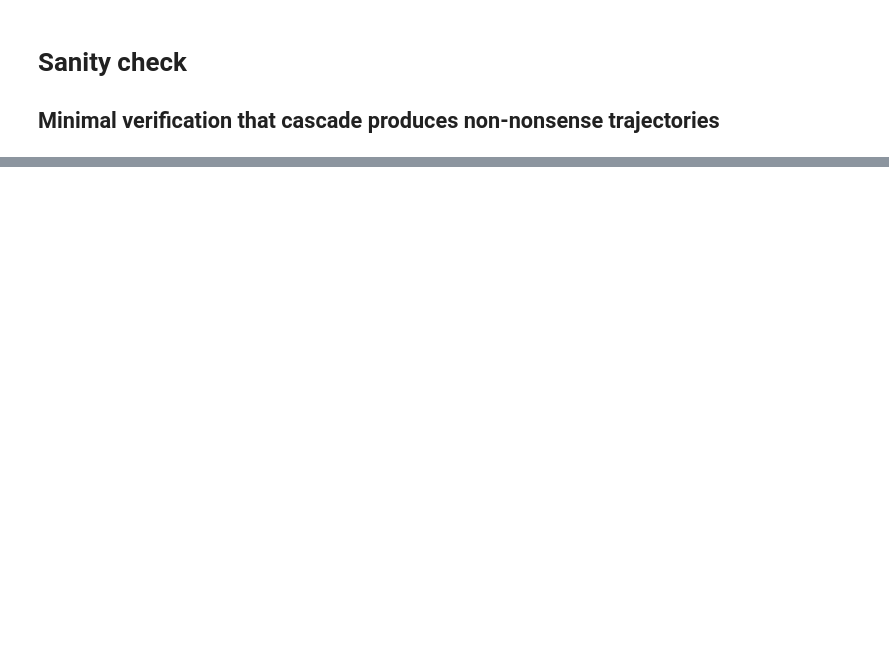
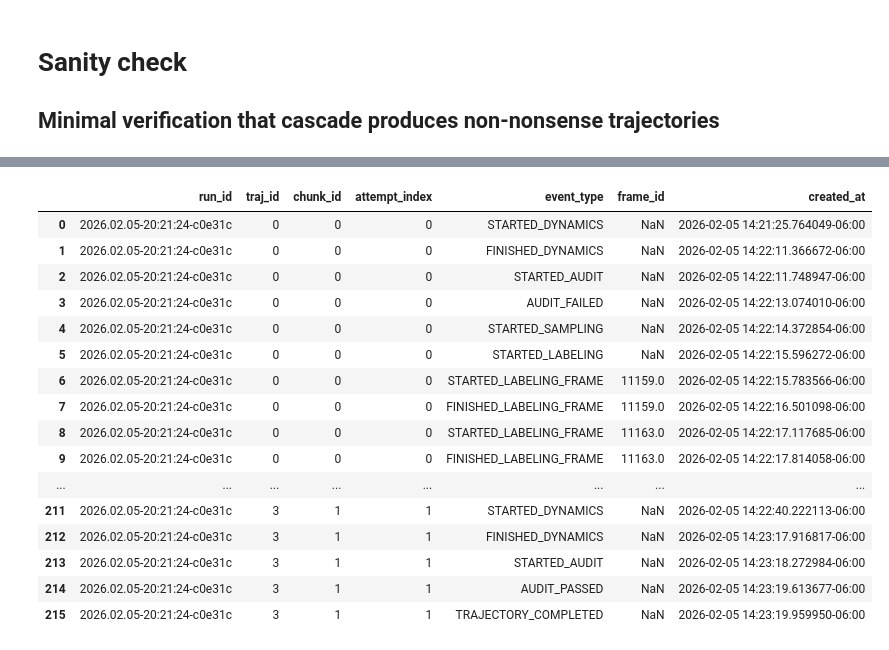
Before and after one commit to globus-labs/cascade, a Jupyter notebook: 3_cascade/1_sanity_check_run.ipynb, the cells around one changed output, grey strips where cells are left out. Cells and saved outputs as stored; diff of their text form; code cells hidden in the pictures; blank space fills up the shorter version.

```diff
--- a/3_cascade/1_sanity_check_run.ipynb
+++ b/3_cascade/1_sanity_check_run.ipynb
@@ -140,0 +173,28 @@ Text(0, 0.5, '$\\mathbf{mean} [|\\mathbf{r}_0 - \\mathbf{r}_t|]$')
+# %%
+events = db.list_chunk_events(last_run_id)
+events = pd.DataFrame.from_records(events)
+# %%
+pd.set_option('display.max_rows', 500)
+# %%
+events.sort_values([
+    'traj_id',
+    'chunk_id',
+    'created_at'])
+# %% [output]
+|  | run_id | traj_id | chunk_id | attempt_index | event_type | frame_id | created_at |
+| 0 | 2026.02.05-20:21:24-c0e31c | 0 | 0 | 0 | STARTED_DYNAMICS | NaN | 2026-02-05 14:21:25.764049-06:00 |
+| 1 | 2026.02.05-20:21:24-c0e31c | 0 | 0 | 0 | FINISHED_DYNAMICS | NaN | 2026-02-05 14:22:11.366672-06:00 |
+| 2 | 2026.02.05-20:21:24-c0e31c | 0 | 0 | 0 | STARTED_AUDIT | NaN | 2026-02-05 14:22:11.748947-06:00 |
+| 3 | 2026.02.05-20:21:24-c0e31c | 0 | 0 | 0 | AUDIT_FAILED | NaN | 2026-02-05 14:22:13.074010-06:00 |
+| 4 | 2026.02.05-20:21:24-c0e31c | 0 | 0 | 0 | STARTED_SAMPLING | NaN | 2026-02-05 14:22:14.372854-06:00 |
+| 5 | 2026.02.05-20:21:24-c0e31c | 0 | 0 | 0 | STARTED_LABELING | NaN | 2026-02-05 14:22:15.596272-06:00 |
+| 6 | 2026.02.05-20:21:24-c0e31c | 0 | 0 | 0 | STARTED_LABELING_FRAME | 11159.0 | 2026-02-05 14:22:15.783566-06:00 |
+| 7 | 2026.02.05-20:21:24-c0e31c | 0 | 0 | 0 | FINISHED_LABELING_FRAME | 11159.0 | 2026-02-05 14:22:16.501098-06:00 |
+| 8 | 2026.02.05-20:21:24-c0e31c | 0 | 0 | 0 | STARTED_LABELING_FRAME | 11163.0 | 2026-02-05 14:22:17.117685-06:00 |
+| 9 | 2026.02.05-20:21:24-c0e31c | 0 | 0 | 0 | FINISHED_LABELING_FRAME | 11163.0 | 2026-02-05 14:22:17.814058-06:00 |
+| ... | ... | ... | ... | ... | ... | ... | ... |
+| 211 | 2026.02.05-20:21:24-c0e31c | 3 | 1 | 1 | STARTED_DYNAMICS | NaN | 2026-02-05 14:22:40.222113-06:00 |
+| 212 | 2026.02.05-20:21:24-c0e31c | 3 | 1 | 1 | FINISHED_DYNAMICS | NaN | 2026-02-05 14:23:17.916817-06:00 |
+| 213 | 2026.02.05-20:21:24-c0e31c | 3 | 1 | 1 | STARTED_AUDIT | NaN | 2026-02-05 14:23:18.272984-06:00 |
+| 214 | 2026.02.05-20:21:24-c0e31c | 3 | 1 | 1 | AUDIT_PASSED | NaN | 2026-02-05 14:23:19.613677-06:00 |
+| 215 | 2026.02.05-20:21:24-c0e31c | 3 | 1 | 1 | TRAJECTORY_COMPLETED | NaN | 2026-02-05 14:23:19.959950-06:00 |
```
Also changed, not shown: parts of 19 cells of this notebook, 16 other files.
